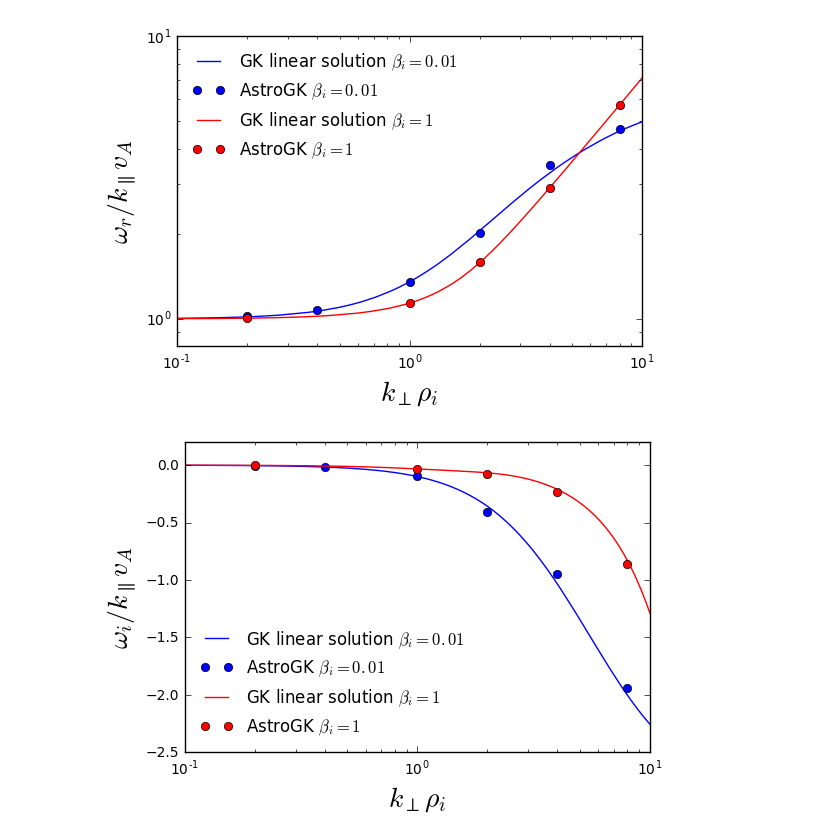
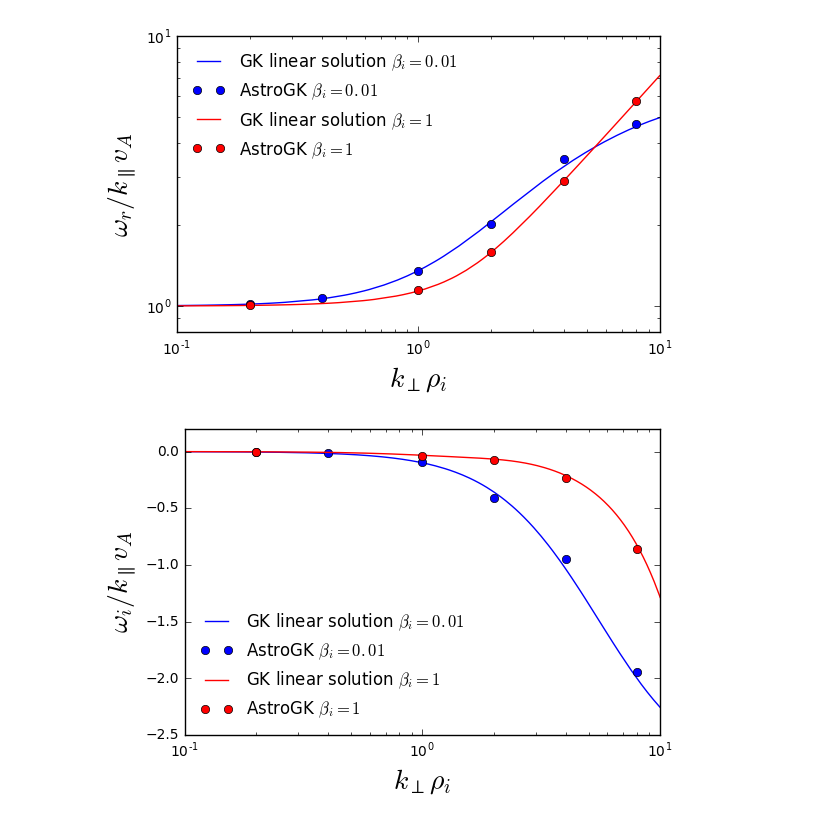
Before and after one commit to YuguangTong/Fourier-Laplace-plasma-response-in-driven-Gyrokinetics, a Jupyter notebook: python/Draft/Draft_201612013.ipynb, the cells around one changed output. Cells and saved outputs as stored; diff of their text form; code cells hidden in the pictures.

Commit message:
update AGU poster with new figures

```diff
--- a/python/Draft/Draft_201612013.ipynb
+++ b/python/Draft/Draft_201612013.ipynb
@@ -39,21 +39,22 @@ agk_wi_bi_001 = [-4e-3, -0.01645, -0.096, -0.41, -0.95, -1.94]
 # %%
 fs = 20
 fig, axes = plt.subplots(1, 1, figsize=[6, 4])
 axes.plot(kperp_list[0], w_list[0], label = r'GK linear solution $\beta_i = 0.01$')
 axes.plot(kperp_bi_001, agk_wr_bi_001, 'ob', label = r'AstroGK $\beta_i = 0.01$')
 
 axes.plot(kperp_list[2], w_list[2], 'r', label = r'GK linear solution $\beta_i = 1$')
 axes.plot(kperp_bi_1, agk_wr_bi_1, 'or', label = r'AstroGK $\beta_i = 1$')
 axes.set_xscale('log')
 axes.set_yscale('log')
 axes.set_xlim(0.1, 10)
 axes.set_ylim(0.8, 10)
 plt.legend(loc='upper left', frameon=False)
 axes.set_xlabel(r'$k_\perp \rho_i$', fontsize = fs)
 axes.set_ylabel(r'$\omega_r/k_\parallel v_A$', fontsize = fs)
+fig.tight_layout()
 # fig.savefig('agk_linear_wr.png', dpi=300)
 # %% [output]
-[figure, old version]
+[figure, new version]
 # %%
 fs = 20
 fig, axes = plt.subplots(1, 1, figsize=[6, 4])
@@ -69,6 +70,7 @@ axes.set_ylim(-2.5, 0.2)
 plt.legend(loc='lower left', frameon=False)
 axes.set_xlabel(r'$k_\perp \rho_i$', fontsize = fs)
 axes.set_ylabel(r'$\omega_i/k_\parallel v_A$', fontsize = fs)
+fig.tight_layout()
 # fig.savefig('agk_linear_wi.png', dpi=300)
 # %% [output]
-[figure, old version]
+[figure, new version]
```
Also changed, not shown: parts of 7 cells of this notebook, 25 other files.
